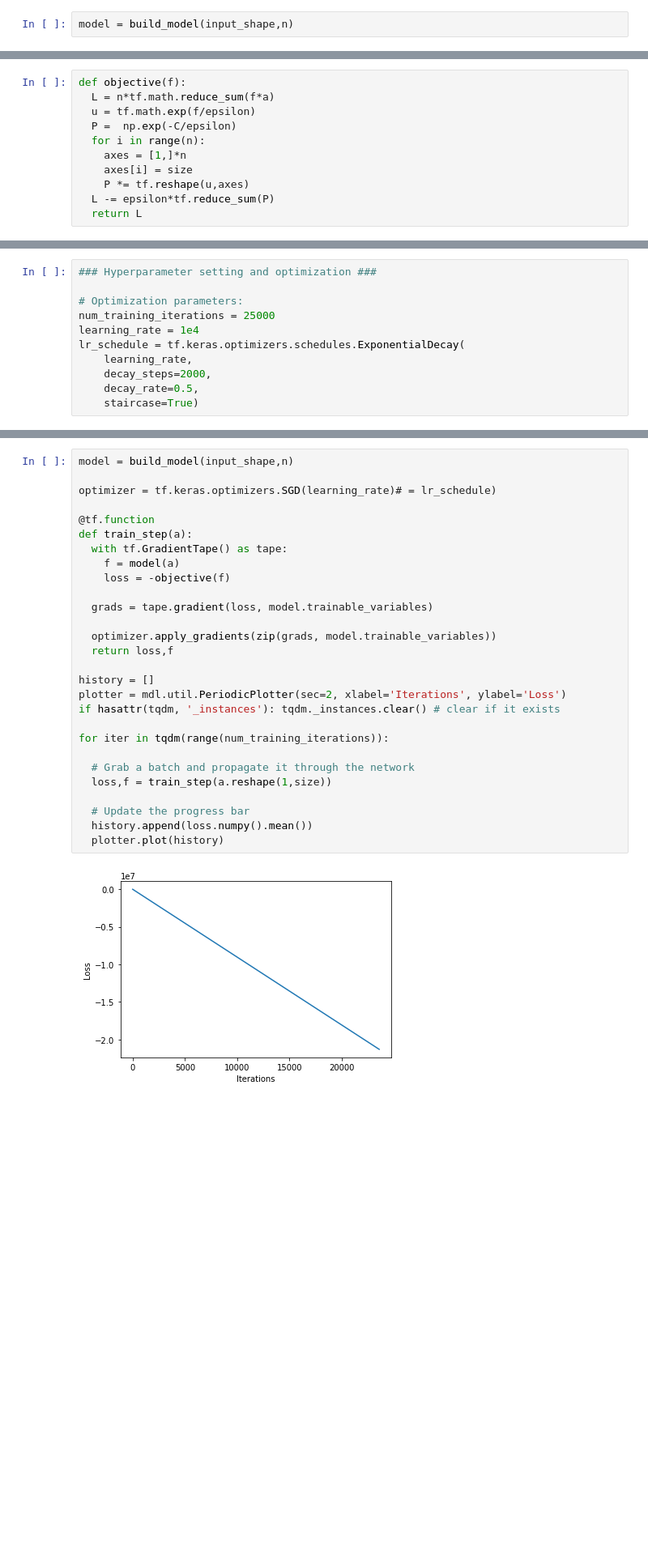
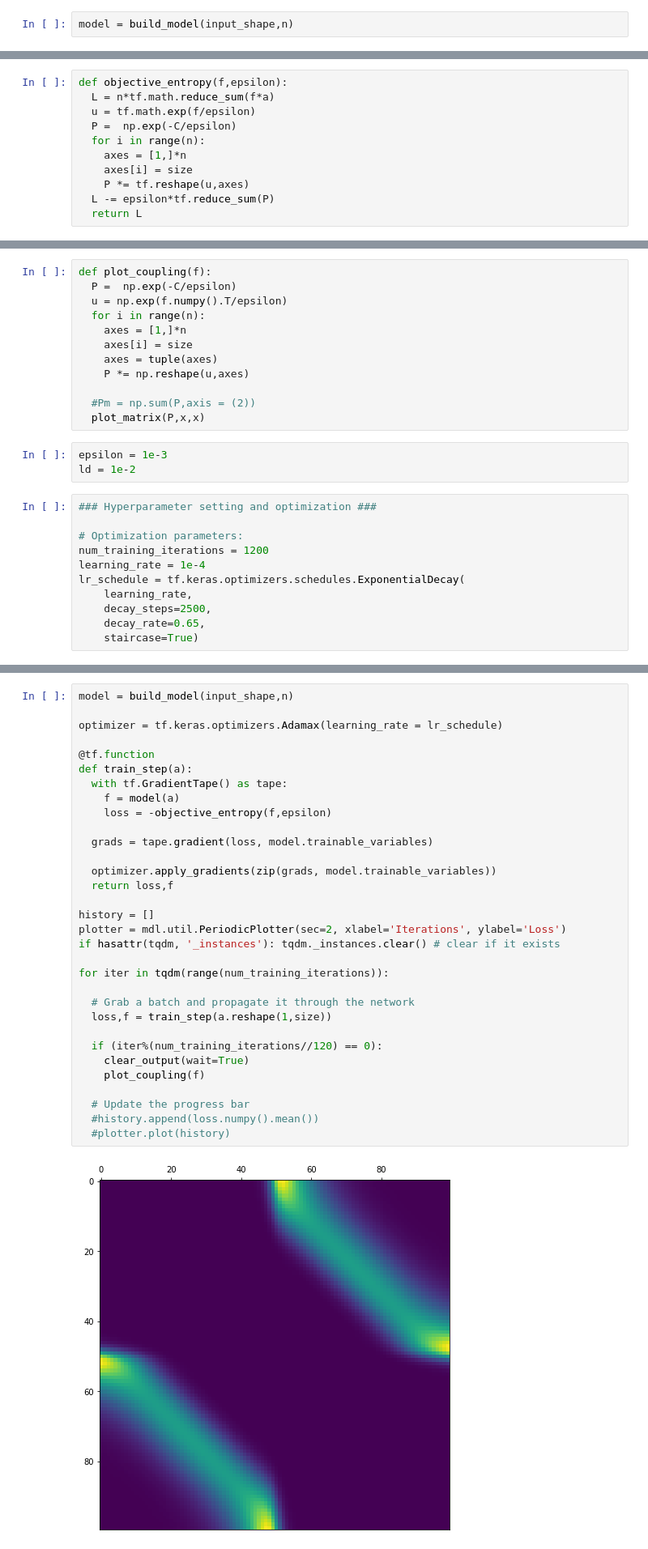
Before and after one commit to ramanakshay/Optimal-Transport, a Jupyter notebook: notebooks/gradient_descent.ipynb, the cells around one changed output, grey strips where cells are left out. Shown at 81% size. Cells and saved outputs as stored; diff of their text form; blank space fills up the shorter version.

```diff
--- a/notebooks/gradient_descent.ipynb
+++ b/notebooks/gradient_descent.ipynb
@@ -165,5 +159,5 @@ epsilon = 1e-4
 # %%
-def objective(f):
+def objective_entropy(f,epsilon):
   L = n*tf.math.reduce_sum(f*a)
   u = tf.math.exp(f/epsilon)
   P =  np.exp(-C/epsilon)
@@ -176,11 +180,26 @@ def objective(f):
+# %%
+def plot_coupling(f):
+  P =  np.exp(-C/epsilon)
+  u = np.exp(f.numpy().T/epsilon)
+  for i in range(n):
+    axes = [1,]*n
+    axes[i] = size
+    axes = tuple(axes)
+    P *= np.reshape(u,axes)
+
+  #Pm = np.sum(P,axis = (2))
+  plot_matrix(P,x,x)
+# %%
+epsilon = 1e-3
+ld = 1e-2
 # %%
 ### Hyperparameter setting and optimization ###
 
 # Optimization parameters:
-num_training_iterations = 25000
-learning_rate = 1e4
+num_training_iterations = 1200
+learning_rate = 1e-4
 lr_schedule = tf.keras.optimizers.schedules.ExponentialDecay(
     learning_rate,
-    decay_steps=2000,
-    decay_rate=0.5,
+    decay_steps=2500,
+    decay_rate=0.65,
     staircase=True)
@@ -187,30 +208,34 @@ lr_schedule = tf.keras.optimizers.schedules.ExponentialDecay(
 # %%
 model = build_model(input_shape,n)
 
-optimizer = tf.keras.optimizers.SGD(learning_rate)# = lr_schedule)
+optimizer = tf.keras.optimizers.Adamax(learning_rate = lr_schedule)
 
 @tf.function
 def train_step(a):
   with tf.GradientTape() as tape:
     f = model(a)
-    loss = -objective(f)
+    loss = -objective_entropy(f,epsilon)
 
   grads = tape.gradient(loss, model.trainable_variables)
 
   optimizer.apply_gradients(zip(grads, model.trainable_variables))
   return loss,f
 
 history = []
 plotter = mdl.util.PeriodicPlotter(sec=2, xlabel='Iterations', ylabel='Loss')
 if hasattr(tqdm, '_instances'): tqdm._instances.clear() # clear if it exists
 
 for iter in tqdm(range(num_training_iterations)):
 
   # Grab a batch and propagate it through the network
   loss,f = train_step(a.reshape(1,size))
 
+  if (iter%(num_training_iterations//120) == 0):
+    clear_output(wait=True)
+    plot_coupling(f)
+
   # Update the progress bar
-  history.append(loss.numpy().mean())
-  plotter.plot(history)
+  #history.append(loss.numpy().mean())
+  #plotter.plot(history)
 # %% [output]
-[figure, old version]
+[figure, new version]
```
Also changed, not shown: parts of 16 cells of this notebook.
